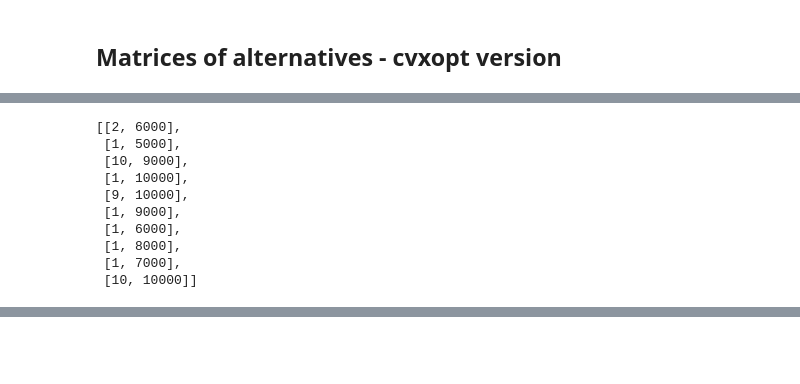
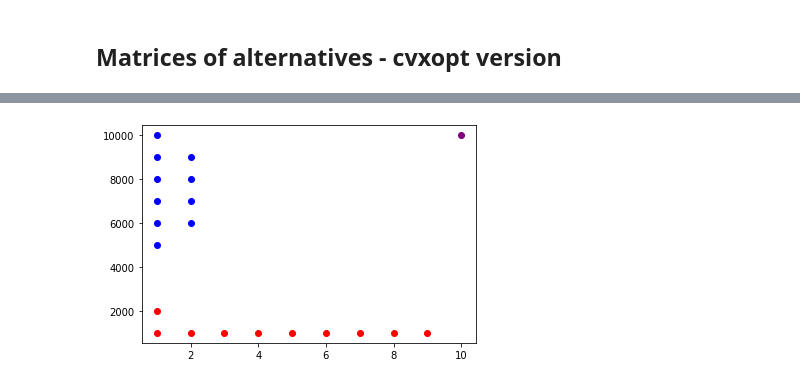
Before and after one commit to Maxketelaar/thesis, a Jupyter notebook: notebooks/stage1_MCDA_SCIKIT.ipynb, the cells around one changed output, grey strips where cells are left out. Saved outputs shown, nothing was run; the diff lists cells and outputs as text; code cells hidden in the pictures; blank space fills up the shorter version.

```diff
--- a/notebooks/stage1_MCDA_SCIKIT.ipynb
+++ b/notebooks/stage1_MCDA_SCIKIT.ipynb
@@ -230,25 +209,14 @@ WeightedSum (mnorm=sum, wnorm=sum) - Solution:
 arr = np.array(dec.rank_)
 new = np.argsort(arr)[-10:]
 myplotlist = [indices1[i] for i in new]
-myplotlist
-# %% [output]
-[[2, 6000],
- [1, 5000],
- [10, 9000],
- [1, 10000],
- [9, 10000],
- [1, 9000],
- [1, 6000],
- [1, 8000],
- [1, 7000],
- [10, 10000]]
 # %%
-lala = np.array(myplotlist)
-lulu = lala.transpose()
+lila = np.array(myplotlist)
+lilu = lila.transpose()
 
-x = lulu[0]
-y = lulu[1]
+x2 = lilu[0]
+y2 = lilu[1]
 
-plt.plot(x, y, 'o', color='blue');
-plt
+plt.plot(x2, y2, 'o', color='blue')
+plt.plot(x, y, 'o', color='red')
+plt.plot(10, 10000, 'o', color='purple')
 # %% [output]
@@ -255,0 +224 @@ plt
+[figure, added]
```
Also changed, not shown: parts of 8 cells of this notebook, 2 other files.
